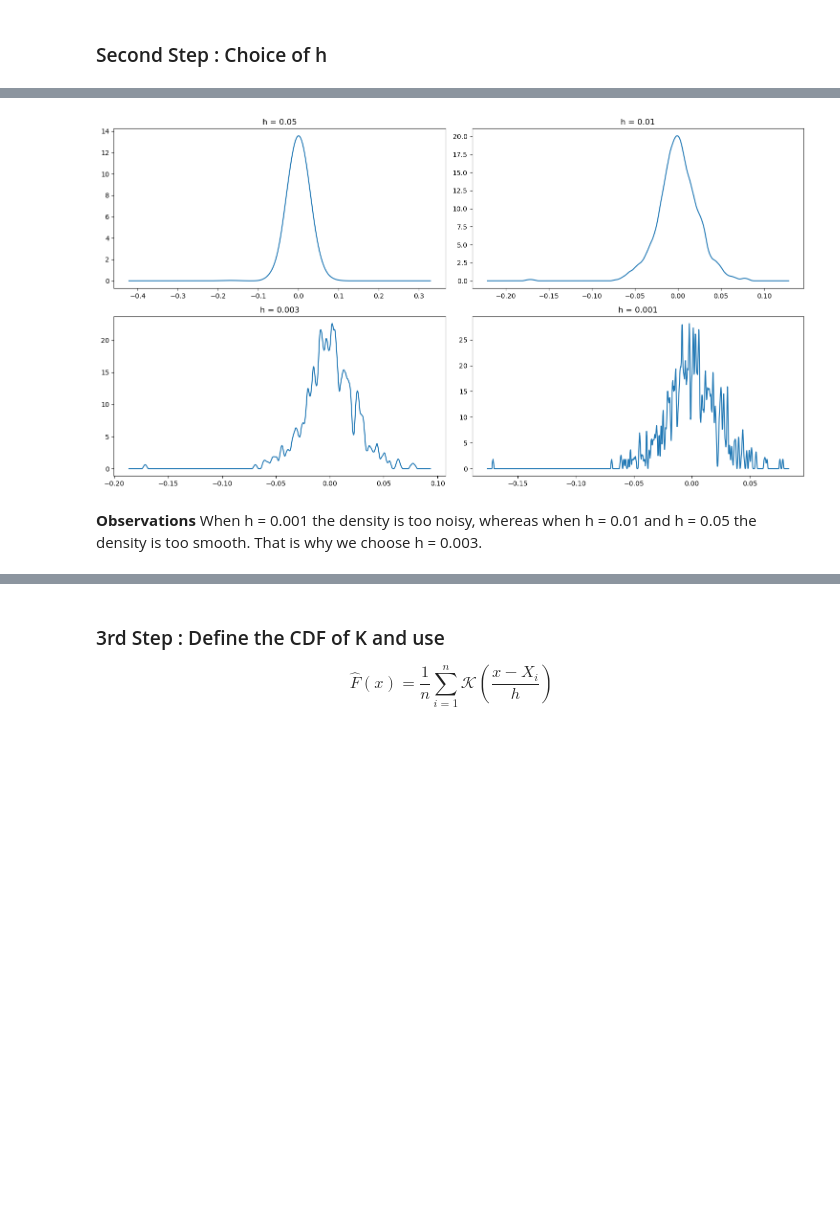
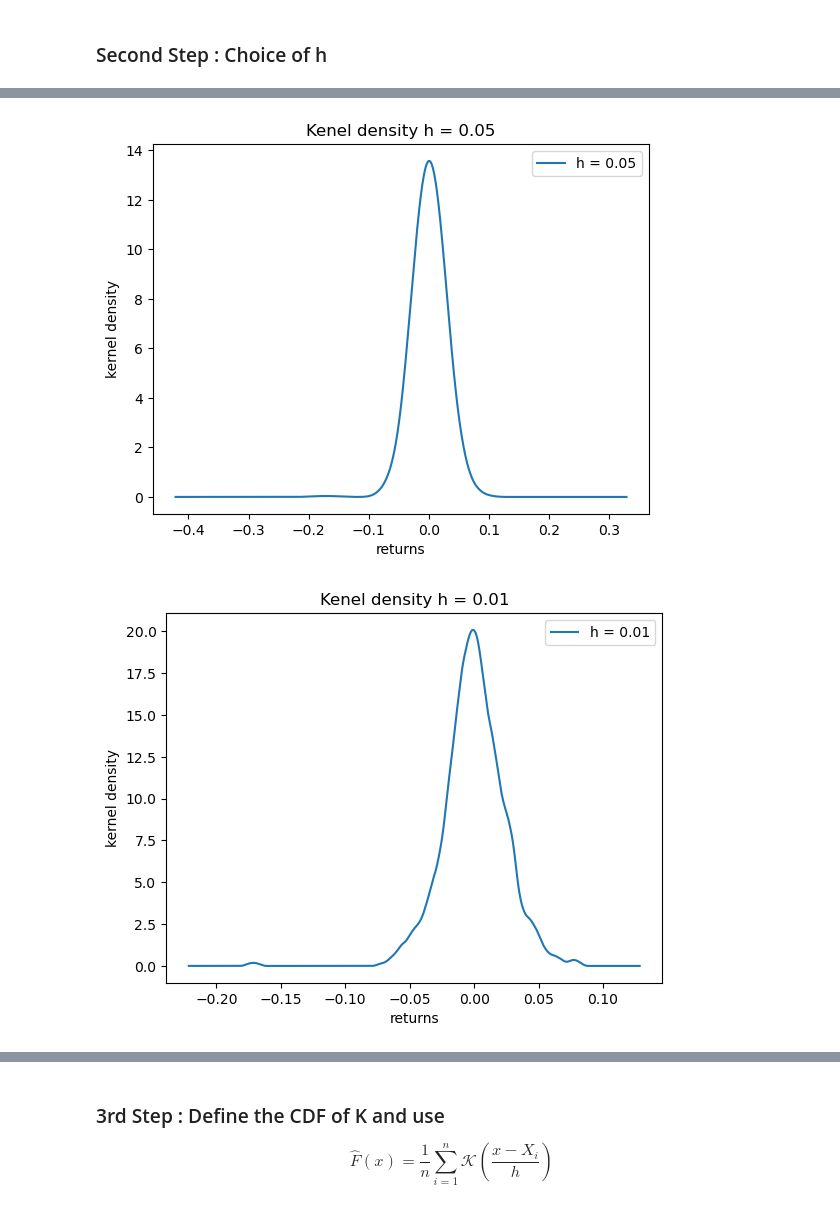
Before and after one commit to NatachaGsn/Market-risk---project, a Jupyter notebook: project.ipynb, the cells around one changed output, grey strips where cells are left out. Drawn from its saved outputs; the diff is of its cells as text; code cells hidden in the pictures; blank space fills up the shorter version.

```diff
--- a/project.ipynb
+++ b/project.ipynb
@@ -135,18 +144,12 @@ plt.show()
-# %%
-h_tab = [0.05, 0.01, 0.003, 0.001]
-fig, axes = plt.subplots(2, 2, figsize=(15, 8))
-h = 0
-for i in (0, 1):
-    for j in (0, 1):
-        f_hat_tab, x_tab = estimate_f_hat(returns_2015_2016, h_tab[h])
-        axes[i, j].plot(x_tab, f_hat_tab)
-        axes[i, j].set_title(f"h = {h_tab[h]}")
-        h+=1
-
-plt.tight_layout()
-plt.show()
-# %% [output]
-[figure, removed]
-# %% [markdown]
-**Observations**
-When h = 0.001 the density is too noisy, whereas when h = 0.01 and h = 0.05 the density is too smooth. That is why we choose h = 0.003.
+# %%
+for h in h_tab:
+    f_hat_tab, x_tab = estimate_f_hat(returns_2015_2016, h)
+    plt.plot(x_tab, f_hat_tab, label = f"h = {h}")
+    plt.xlabel("returns")
+    plt.ylabel("kernel density")
+    plt.title(f"Kenel density h = {h}")
+    plt.legend()
+    plt.show()
+# %% [output]
+[figure, added]
+[figure, added]
```
Also changed, not shown: parts of 19 cells of this notebook, 1 other file.
